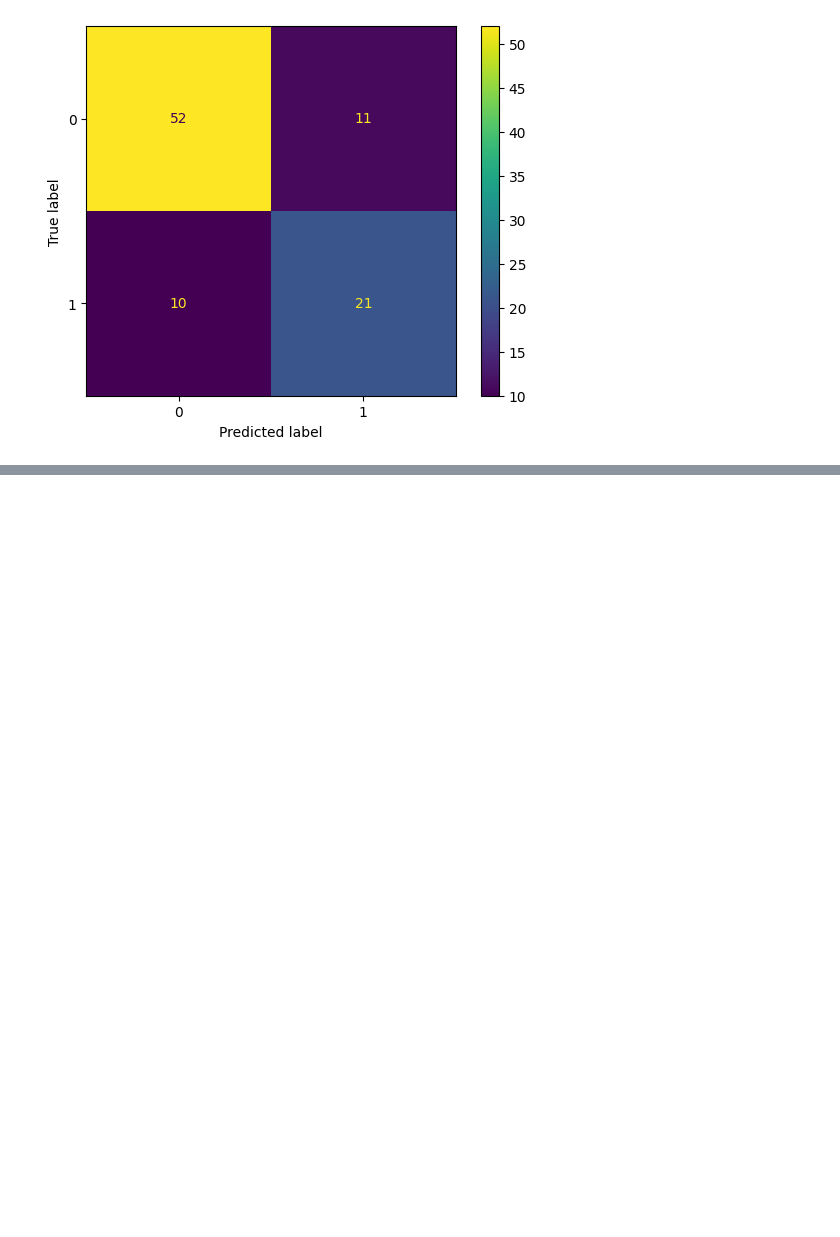
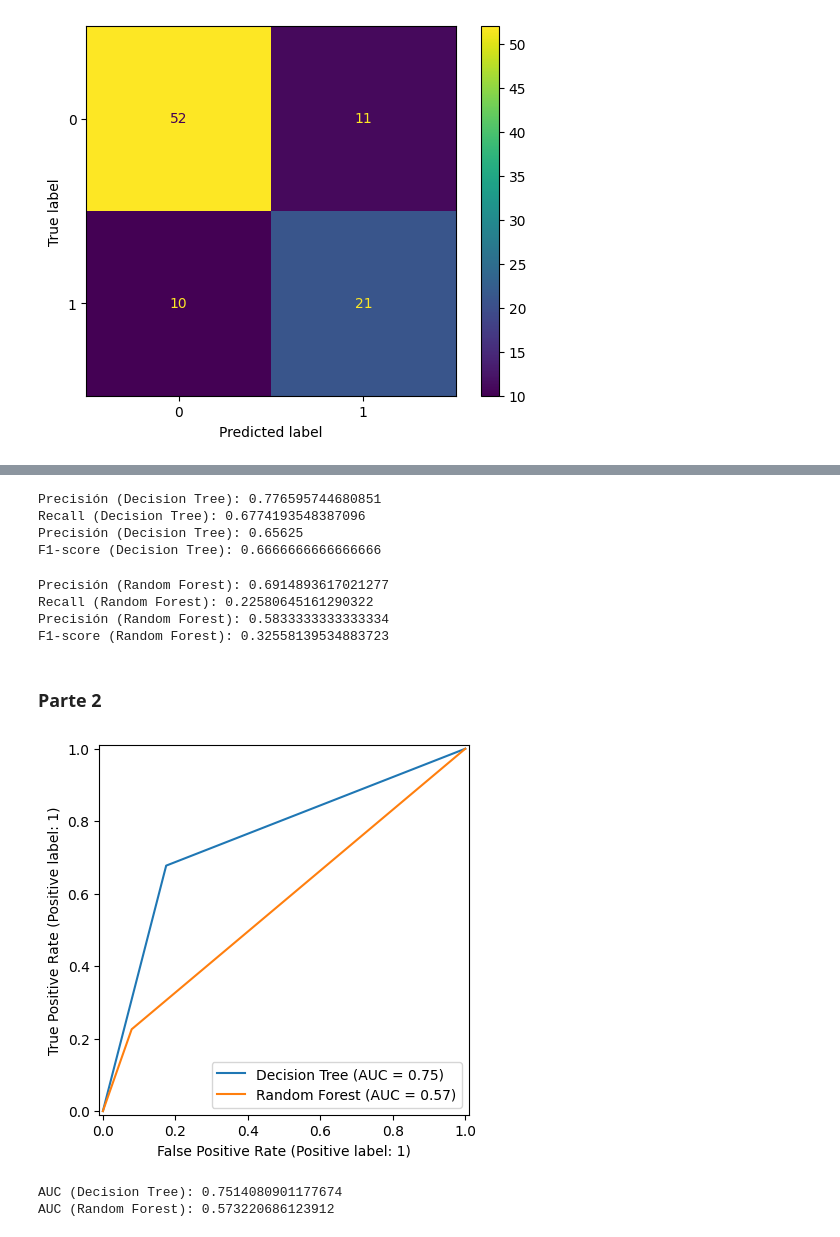
Before and after one commit to Zuzed22/Machine-Learning, a Jupyter notebook: Ejercicios_ML2.ipynb, the cells around one changed output, grey strips where cells are left out. Saved outputs shown, nothing was run; the diff lists cells and outputs as text; code cells hidden in the pictures; blank space fills up the shorter version.

```diff
--- a/Ejercicios_ML2.ipynb
+++ b/Ejercicios_ML2.ipynb
@@ -98,0 +115,26 @@ ConfusionMatrixDisplay.from_predictions(y_val, prediccion_rf);
+# %%
+prevision_arbol = arbol.predict(X_val)
+
+print(f'Precisión (Decision Tree): {accuracy_score(y_val, prevision_arbol)}')
+print(f'Recall (Decision Tree): {recall_score(y_val, prevision_arbol)}')
+print(f'Precisión (Decision Tree): {precision_score(y_val, prevision_arbol)}')
+print(f'F1-score (Decision Tree): {f1_score(y_val, prevision_arbol)}')
+# %% [output]
+Precisión (Decision Tree): 0.776595744680851
+Recall (Decision Tree): 0.6774193548387096
+Precisión (Decision Tree): 0.65625
+F1-score (Decision Tree): 0.6666666666666666
+# %%
+prevision_rf = random_forest.predict(X_val)
+
+print(f'Precisión (Random Forest): {accuracy_score(y_val, prevision_rf)}')
+print(f'Recall (Random Forest): {recall_score(y_val, prevision_rf)}')
+print(f'Precisión (Random Forest): {precision_score(y_val, prevision_rf)}')
+print(f'F1-score (Random Forest): {f1_score(y_val, prevision_rf)}')
+# %% [output]
+Precisión (Random Forest): 0.6914893617021277
+Recall (Random Forest): 0.22580645161290322
+Precisión (Random Forest): 0.5833333333333334
+F1-score (Random Forest): 0.32558139534883723
+# %% [markdown]
+### **Parte 2**
@@ -98,0 +143,11 @@ ConfusionMatrixDisplay.from_predictions(y_val, prediccion_rf);
+# %%
+curva_roc = RocCurveDisplay.from_predictions(y_val, prevision_arbol, name = 'Decision Tree')
+curva_roc = RocCurveDisplay.from_predictions(y_val, prevision_rf, name = 'Random Forest', ax = curva_roc.ax_)
+# %% [output]
+[figure, added]
+# %%
+print(f'AUC (Decision Tree): {roc_auc_score(y_val, prevision_arbol)}')
+print(f'AUC (Random Forest): {roc_auc_score(y_val, prevision_rf)}')
+# %% [output]
+AUC (Decision Tree): 0.7514080901177674
+AUC (Random Forest): 0.573220686123912
```
Also changed, not shown: parts of 17 cells of this notebook.
